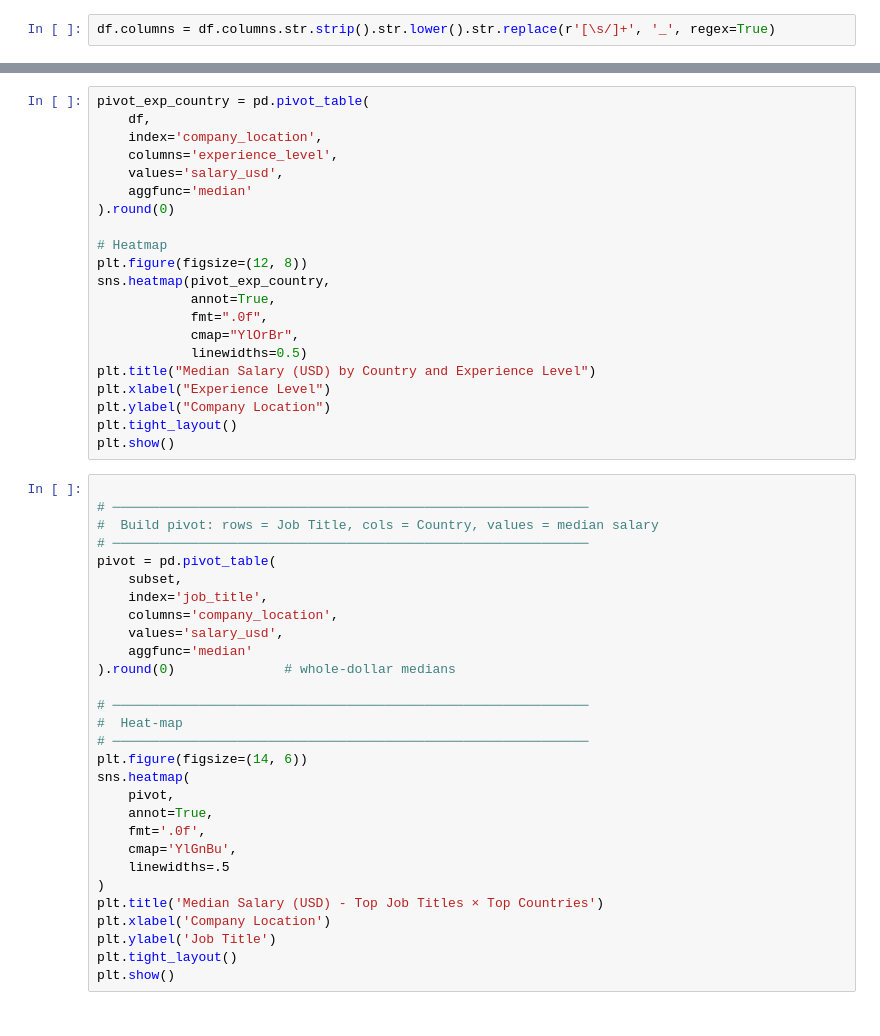
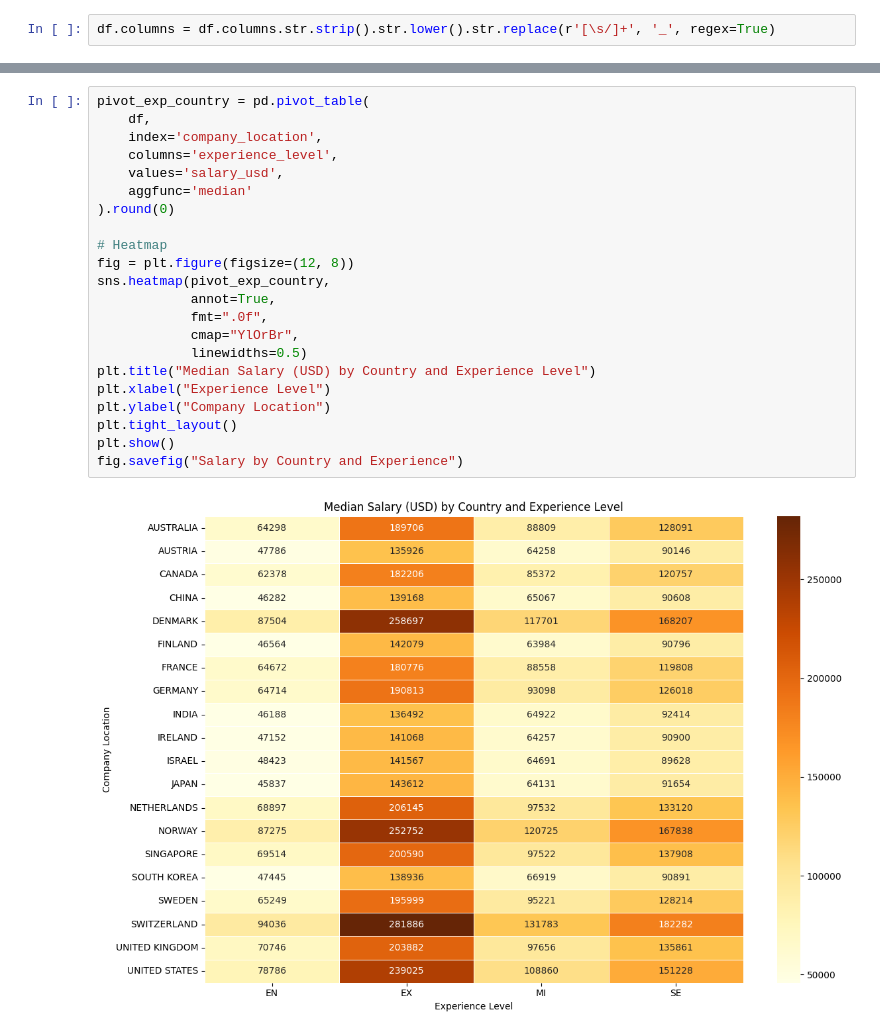
Before and after one commit to isg75/first_project, a Jupyter notebook: notebooks/AI_Job_Market_Sumaiya.ipynb, the cells around one changed output, grey strips where cells are left out. Drawn from its saved outputs; the diff is of its cells as text.

```diff
--- a/notebooks/AI_Job_Market_Sumaiya.ipynb
+++ b/notebooks/AI_Job_Market_Sumaiya.ipynb
@@ -143,50 +269,24 @@ plt.show()
 # %%
 pivot_exp_country = pd.pivot_table(
     df,
     index='company_location',
     columns='experience_level',
     values='salary_usd',
     aggfunc='median'
 ).round(0)
 
 # Heatmap
-plt.figure(figsize=(12, 8))
+fig = plt.figure(figsize=(12, 8))
 sns.heatmap(pivot_exp_country,
             annot=True,
             fmt=".0f",
             cmap="YlOrBr",
             linewidths=0.5)
 plt.title("Median Salary (USD) by Country and Experience Level")
 plt.xlabel("Experience Level")
 plt.ylabel("Company Location")
 plt.tight_layout()
 plt.show()
+fig.savefig("Salary by Country and Experience")
+# %% [output]
+[figure, added]
-# %%
-
-# ─────────────────────────────────────────────────────────────
-#  Build pivot: rows = Job Title, cols = Country, values = median salary
-# ─────────────────────────────────────────────────────────────
-pivot = pd.pivot_table(
-    subset,
-    index='job_title',
-    columns='company_location',
-    values='salary_usd',
-    aggfunc='median'
-).round(0)              # whole-dollar medians
-
-# ─────────────────────────────────────────────────────────────
-#  Heat-map
-# ─────────────────────────────────────────────────────────────
-plt.figure(figsize=(14, 6))
-sns.heatmap(
-    pivot,
-    annot=True,
-    fmt='.0f',
-    cmap='YlGnBu',
-    linewidths=.5
-)
-plt.title('Median Salary (USD) - Top Job Titles × Top Countries')
-plt.xlabel('Company Location')
-plt.ylabel('Job Title')
-plt.tight_layout()
-plt.show()
```
Also changed, not shown: parts of 22 cells of this notebook.
